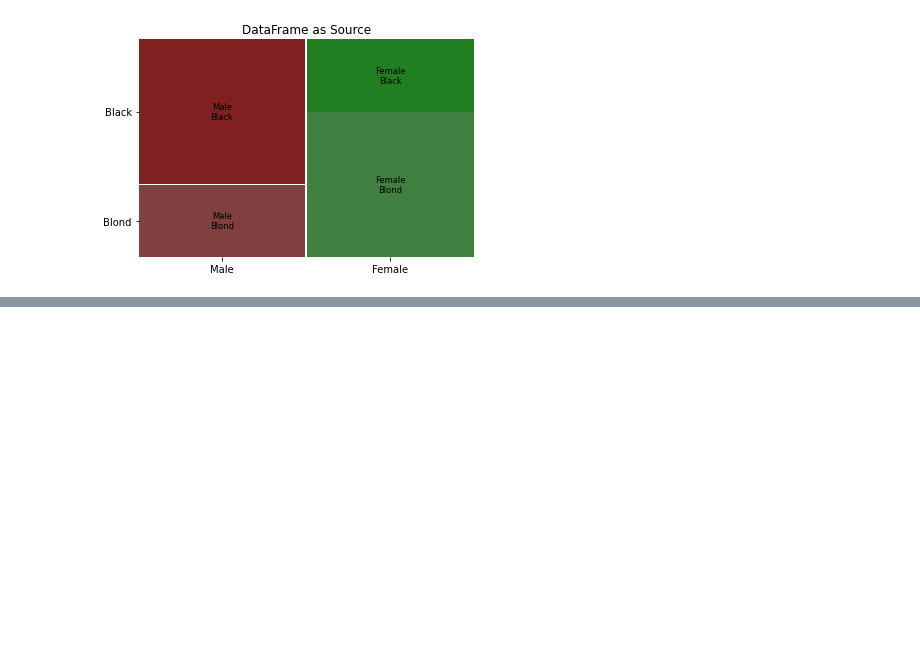
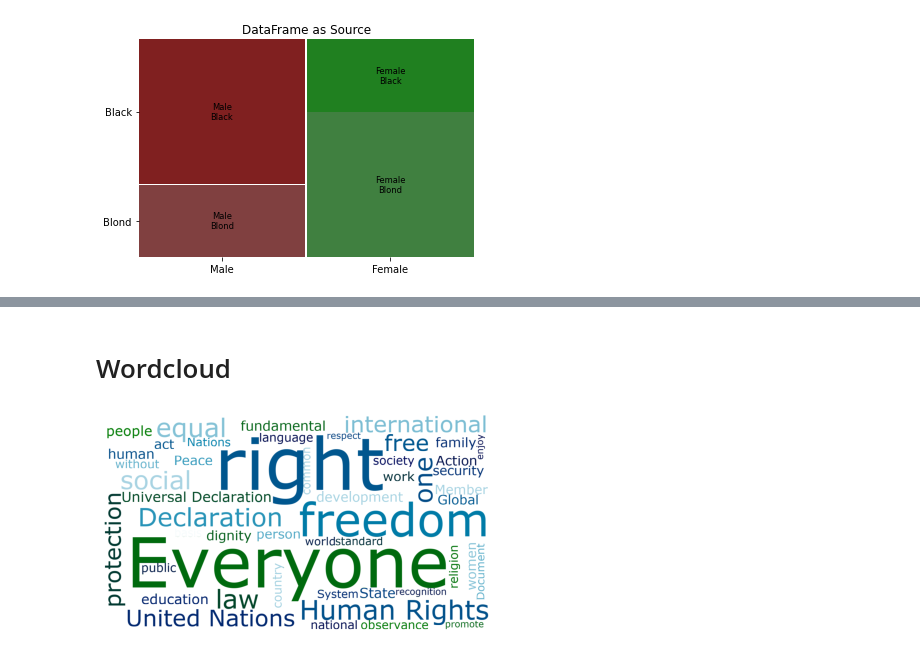
Before and after one commit to morrisgpeter/Python-graphs, a Jupyter notebook: Python plot library.ipynb, the cells around one changed output, grey strips where cells are left out. Drawn from its saved outputs; the diff is of its cells as text; code cells hidden in the pictures; blank space fills up the shorter version.

```diff
--- a/Python plot library.ipynb
+++ b/Python plot library.ipynb
@@ -102,0 +106,25 @@ plt.show()
+# %%
+from urllib.request import urlopen
+from bs4 import BeautifulSoup
+
+url = "https://www.un.org/en/about-us/universal-declaration-of-human-rights"
+html = urlopen(url).read()
+soup = BeautifulSoup(html, features="html.parser")
+
+# removing script and style elements
+for script in soup(["script", "style"]):
+    script.extract()
+
+# get text
+text = soup.get_text()
+
+# break into lines and remove leading and trailing space on each
+lines = (line.strip() for line in text.splitlines())
+# break multi-headlines into a line each
+chunks = (phrase.strip() for line in lines for phrase in line.split("  "))
+# drop blank lines
+text = '\n'.join(chunk for chunk in chunks if chunk)
+
+#print(text)
+# %% [markdown]
+# Wordcloud
@@ -102,0 +135,22 @@ plt.show()
+# %%
+# adding stopwords
+stopwords = set(STOPWORDS)
+newstopwords = ['whereas', 'article', 'un', 'udhr', 'full', 'entitled']
+stopwords = stopwords.union(newstopwords)
+
+def plot_wordcloud(text):
+    wordcloud = WordCloud(font_path='/Library/Fonts/Verdana.ttf',
+                          width=1600, height=900,
+                          relative_scaling = 0.1,
+                          max_words = 50,
+                          colormap = 'ocean',
+                          background_color="rgba(255, 255, 255, 0)", mode="RGBA",
+                          stopwords = stopwords).generate(text)
+
+    plt.figure(1, figsize=(8, 4))
+    plt.imshow(wordcloud)
+    plt.axis("off")
+    plt.show()
+plot_wordcloud(text)
+# %% [output]
+[figure, added]
```
Also changed, not shown: parts of 15 cells of this notebook.
